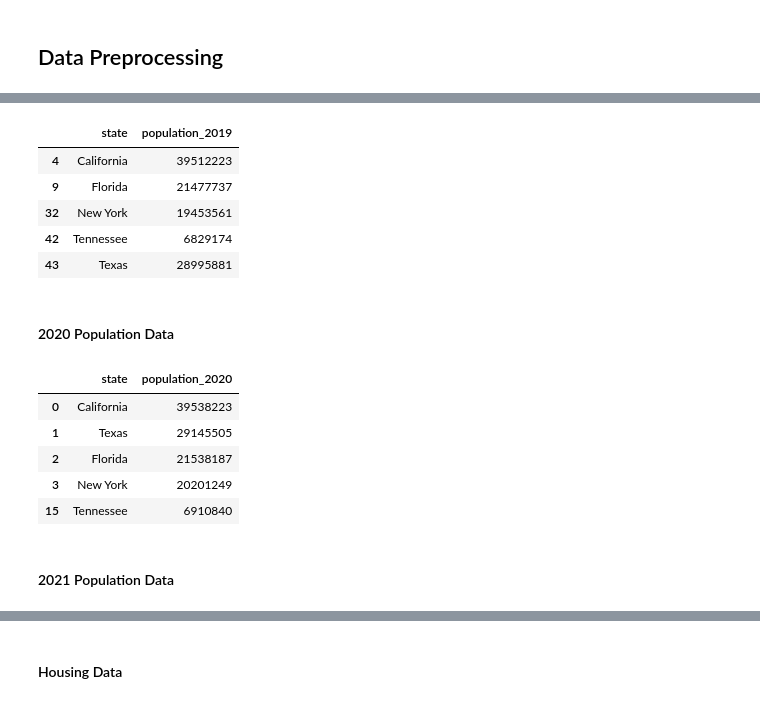
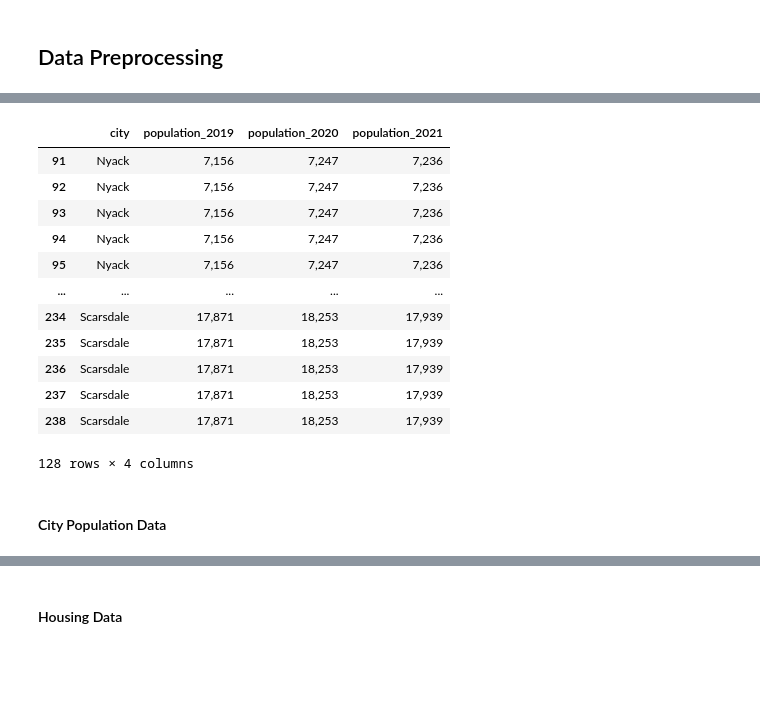
Before and after one commit to saradandrew/final_project, a Jupyter notebook: Preprocessing.ipynb, the cells around one changed output, grey strips where cells are left out. Drawn from its saved outputs; the diff is of its cells as text; code cells hidden in the pictures; blank space fills up the shorter version.

Commit message:
updated preprocessing with newest population data

```diff
--- a/Preprocessing.ipynb
+++ b/Preprocessing.ipynb
@@ -11,9 +11,8 @@ db_string = f"postgresql://{username}:{db_password}@127.0.0.1:5432/FinalProject"
 engine = create_engine(db_string)
 # %%
 # read in data
-population2019_df = pd.read_csv("resources/2019_Census_US_Population_Data_By_State_Lat_Long.csv")
-population2020_df = pd.read_csv("resources/us_pop_by_state.csv")
-population2021_df = pd.read_csv("resources/2021 population USDA.gov.csv")
+urban_population_df = pd.read_csv("resources/urban_populations.csv")
+city_population_df = pd.read_csv("resources/city_populations.csv")
 housing_df = pd.read_csv("resources/realtor-data.csv")
 # %%
 # preview data frames
@@ -71,3 +56,6 @@ population2019_df = population2019_df.rename(columns={
 # %%
 # drop excess columns
-population2019_df = population2019_df.drop(population2019_df.columns[[2,3]], axis=1)
+urban_population_df = urban_population_df.drop(urban_population_df.columns[[4,5,6]], axis=1)
+# %%
+# drop rows with null values
+urban_population_df = urban_population_df.dropna()
@@ -74,18 +78,24 @@ population2019_df = population2019_df.drop(population2019_df.columns[[2,3]], axi
 # %%
-# keep only states: ca, fl, ny, tx, tn
-population2019_df = population2019_df.loc[
-                                (population2019_df["state"] == "new york")]
+# keep only cities: Tuckahoe, Nyack, Suffern, Stony Point, and Scarsdale
+urban_population_df = urban_population_df.loc[
+                                (urban_population_df["city"] == "Tuckahoe") |
+                                (urban_population_df["city"] == "Nyack") |
+                                (urban_population_df["city"] == "Suffern") |
+                                (urban_population_df["city"] == "Stony Point") |
+                                (urban_population_df["city"] == "Scarsdale")]
 
-# capitalize state names
-population2019_df["state"] = population2019_df["state"].str.title()
-
-population2019_df
+urban_population_df
 # %% [output]
-|  | state | population_2019 |
-| 4 | California | 39512223 |
-| 9 | Florida | 21477737 |
-| 32 | New York | 19453561 |
-| 42 | Tennessee | 6829174 |
-| 43 | Texas | 28995881 |
+|  | city | population_2019 | population_2020 | population_2021 |
+| 91 | Nyack | 7,156 | 7,247 | 7,236 |
+| 92 | Nyack | 7,156 | 7,247 | 7,236 |
+| 93 | Nyack | 7,156 | 7,247 | 7,236 |
+| 94 | Nyack | 7,156 | 7,247 | 7,236 |
+| 95 | Nyack | 7,156 | 7,247 | 7,236 |
+| ... | ... | ... | ... | ... |
+| 234 | Scarsdale | 17,871 | 18,253 | 17,939 |
+| 235 | Scarsdale | 17,871 | 18,253 | 17,939 |
+| 236 | Scarsdale | 17,871 | 18,253 | 17,939 |
+| 237 | Scarsdale | 17,871 | 18,253 | 17,939 |
+| 238 | Scarsdale | 17,871 | 18,253 | 17,939 |
+128 rows × 4 columns
-# %% [markdown]
-#### 2020 Population Data
@@ -99,15 +102,2 @@ population2020_df = population2020_df.drop(population2020_df.columns[[0,2,4]], a
-# %%
-# keep only states: ca, fl, ny, tx, tn
-population2020_df = population2020_df.loc[
-                                (population2020_df["state"] == "New York")]
-
-population2020_df
-# %% [output]
-|  | state | population_2020 |
-| 0 | California | 39538223 |
-| 1 | Texas | 29145505 |
-| 2 | Florida | 21538187 |
-| 3 | New York | 20201249 |
-| 15 | Tennessee | 6910840 |
 # %% [markdown]
-#### 2021 Population Data
+#### City Population Data
```
Also changed, not shown: parts of 14 cells of this notebook.
